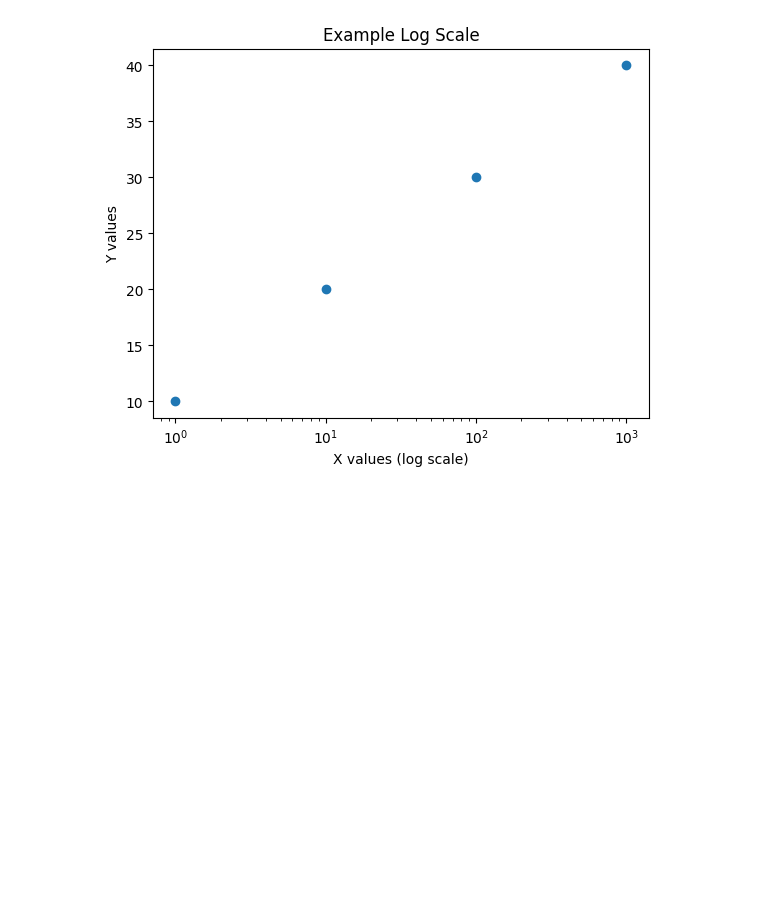
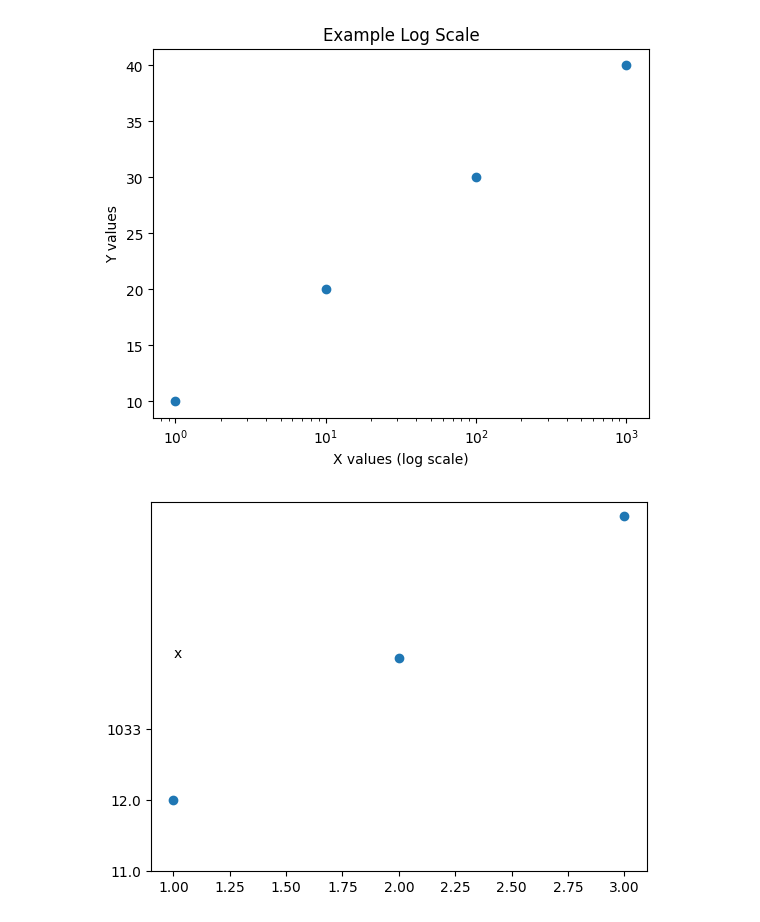
Before and after one commit to sayed-suliman/Data-Science-Practice, a Jupyter notebook: Intermediate Python/Practice One.ipynb, the cells around one changed output. Drawn from its saved outputs; the diff is of its cells as text; code cells hidden in the pictures; blank space fills up the shorter version.

```diff
--- a/Intermediate Python/Practice One.ipynb
+++ b/Intermediate Python/Practice One.ipynb
@@ -172,4 +172,18 @@ plt.show()
 # %% [output]
 [figure]
 # %%
-# will practic on xtick and tick
+ # will practic on xtick and tick
+#  plt text on specific places
+
+import matplotlib.pyplot as plt
+
+x = [1, 2, 3]
+y = [2, 4, 6]
+
+plt.scatter(x, y)
+
+plt.text(1,4,"x")
+plt.yticks([1,2,3],['11.0','12.0','1033'])
+plt.show()
+# %% [output]
+[figure, added]
```
